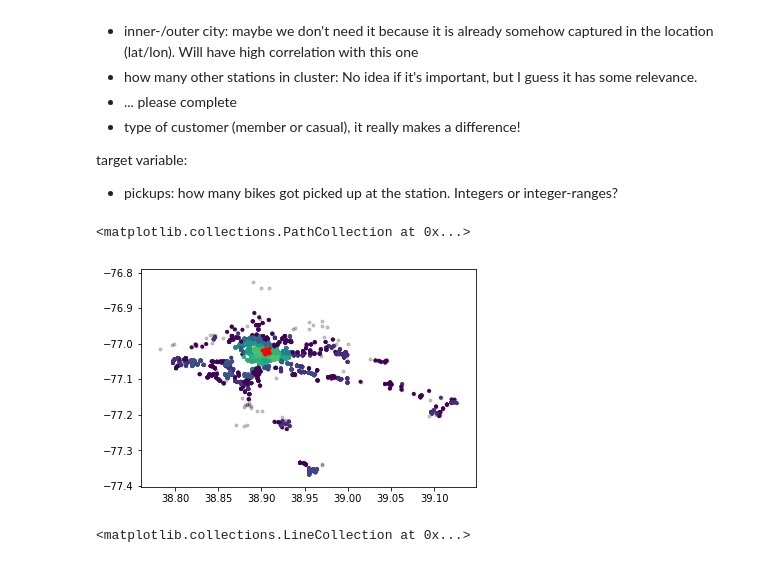
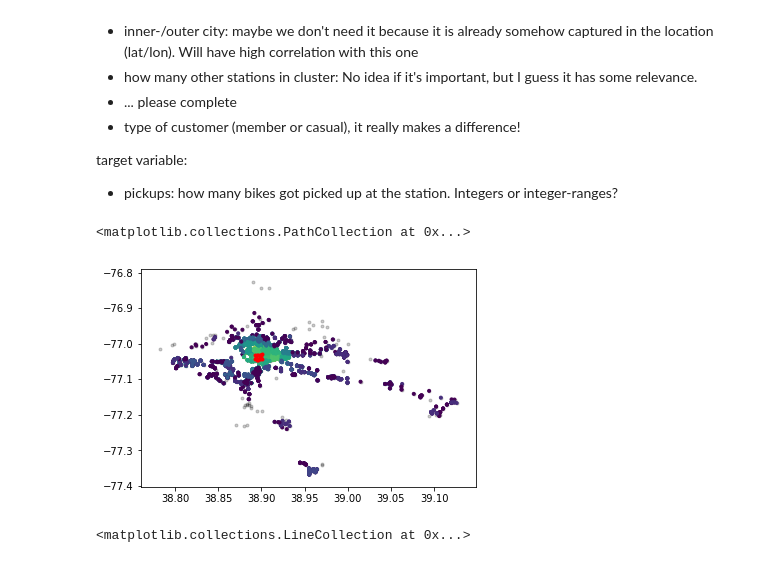
Before and after one commit to FranziskaSW/AI-Project, a Jupyter notebook: data_processing-final.ipynb, the cells around one changed output. Drawn from its saved outputs; the diff is of its cells as text; code cells hidden in the pictures.

Commit message:
added a few quick-fix functions for data cleaning that we discovered afterwards

```diff
--- a/data_processing-final.ipynb
+++ b/data_processing-final.ipynb
@@ -98,6 +95,8 @@ stations_rough = sort_in_clusters(stations, 'clustering', 32)
 # %% [markdown]
 # Kfir's 'Location-Clusters'
 with levels where we devide intereseting areas again in the next level
+# %%
+data['demand'] = data['demand'].apply(lambda x: int(x))  # transform into int
 # %%
 # layers - sub-layers
 # level 1, devide in 4 parts
@@ -352,13 +351,13 @@ pickups = pickups.merge(stations_rough[['cluster_id', 'id', 'latitude', 'longitu
 # %%
 plt.scatter(stations_rough.latitude, stations_rough.longitude, marker='.', c='k', alpha=0.2)
 plt.scatter(pickups.latitude, pickups.longitude, marker='.', c=pickups.log_pickups, cmap='viridis')
-prob = stations[stations.id.apply(lambda x: x in set(p[p.cluster_id == 7].id))]
+prob = stations[stations.id.apply(lambda x: x in set(p[p.cluster_id == 1].id))]
 plt.scatter(prob.latitude, prob.longitude, marker='.', c='r')
 
 # plt.colorbar()
 # %% [output]
 <matplotlib.collections.PathCollection at 0x...>
-[figure, old version]
+[figure, new version]
 # %%
 def log_rel_pickups(x, minimum):
     if x == 0:
```
Also changed, not shown: parts of 20 cells of this notebook.
